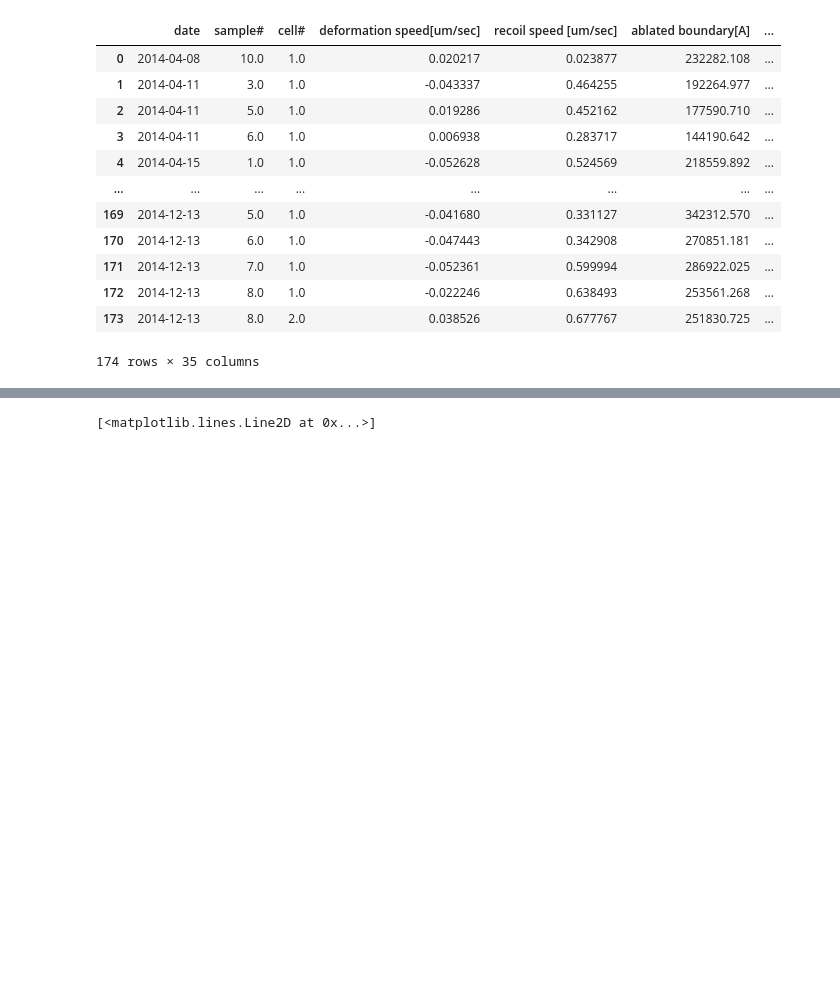
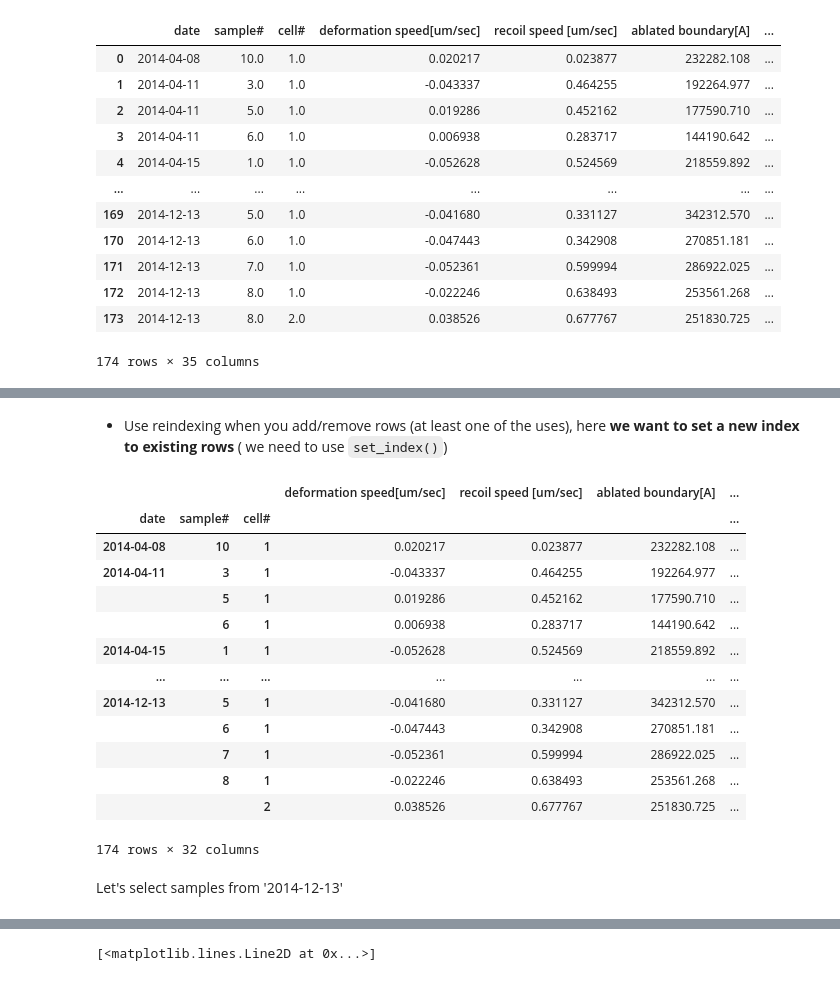
Before and after one commit to mshagirov/python_tylab, a Jupyter notebook: nbs/session_3.ipynb, the cells around one changed output, grey strips where cells are left out. Saved outputs shown, nothing was run; the diff lists cells and outputs as text; code cells hidden in the pictures; blank space fills up the shorter version.

```diff
--- a/nbs/session_3.ipynb
+++ b/nbs/session_3.ipynb
@@ -352,0 +319,5 @@ df2.reindex(index=mids)
+# %%
+# convert values in cols ['sample#','cell#'] to integers:
+df2[['sample#','cell#']] = df2[['sample#','cell#']].apply(np.int64)
+
+df2.head()
@@ -352,0 +351,22 @@ df2.reindex(index=mids)
+# %% [markdown]
+- Use reindexing when you add/remove rows (at least one of the uses), here **we want to set a new index to existing rows** ( we need to use `set_index()`)
+# %%
+df2.set_index(['date', 'sample#', 'cell#'], drop=True, inplace=True)
+df2
+# %% [output]
+|  |  |  | deformation speed[um/sec] | recoil speed [um/sec] | ablated boundary[A] | ... |
+| date | sample# | cell# |  |  |  | ... |
+| 2014-04-08 | 10 | 1 | 0.020217 | 0.023877 | 232282.108 | ... |
+| 2014-04-11 | 3 | 1 | -0.043337 | 0.464255 | 192264.977 | ... |
+|  | 5 | 1 | 0.019286 | 0.452162 | 177590.710 | ... |
+|  | 6 | 1 | 0.006938 | 0.283717 | 144190.642 | ... |
+| 2014-04-15 | 1 | 1 | -0.052628 | 0.524569 | 218559.892 | ... |
+| ... | ... | ... | ... | ... | ... | ... |
+| 2014-12-13 | 5 | 1 | -0.041680 | 0.331127 | 342312.570 | ... |
+|  | 6 | 1 | -0.047443 | 0.342908 | 270851.181 | ... |
+|  | 7 | 1 | -0.052361 | 0.599994 | 286922.025 | ... |
+|  | 8 | 1 | -0.022246 | 0.638493 | 253561.268 | ... |
+|  |  | 2 | 0.038526 | 0.677767 | 251830.725 | ... |
+174 rows × 32 columns
+# %% [markdown]
+Let's select samples from '2014-12-13'
```
Also changed, not shown: parts of 36 cells of this notebook.
